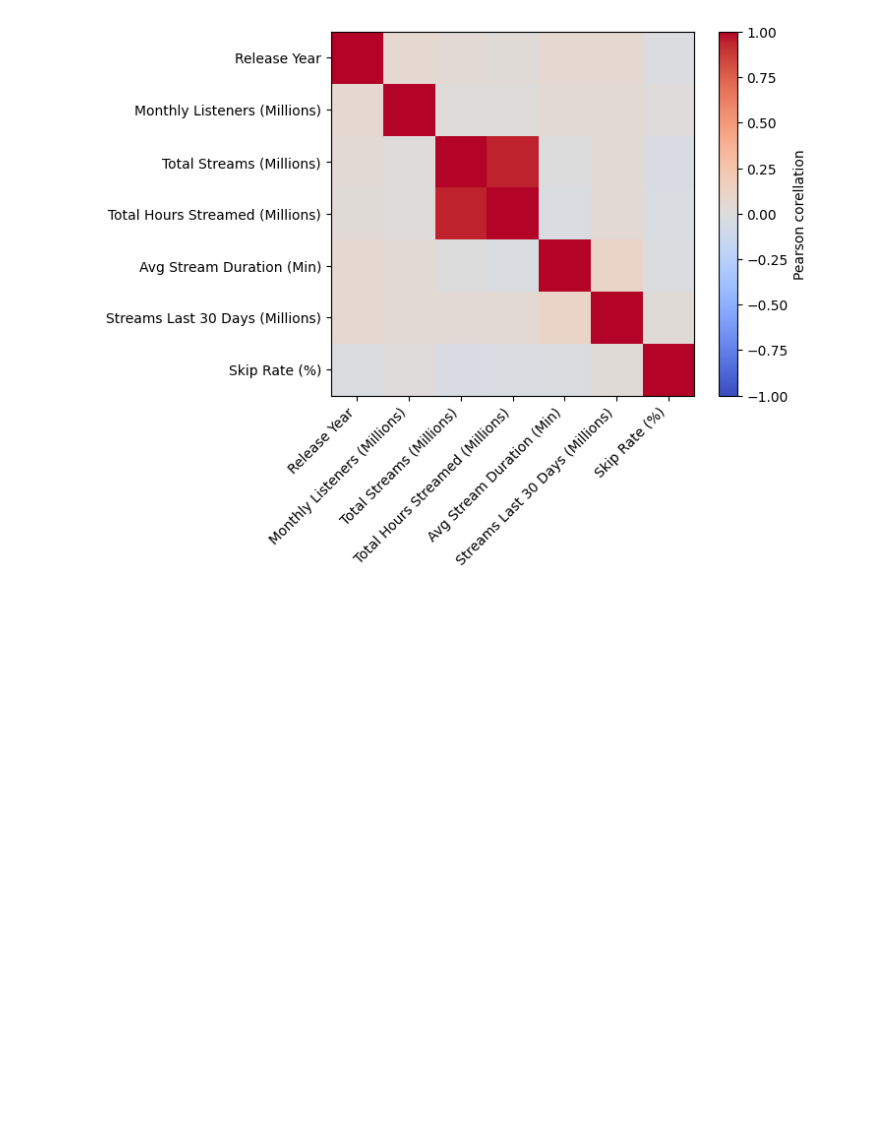
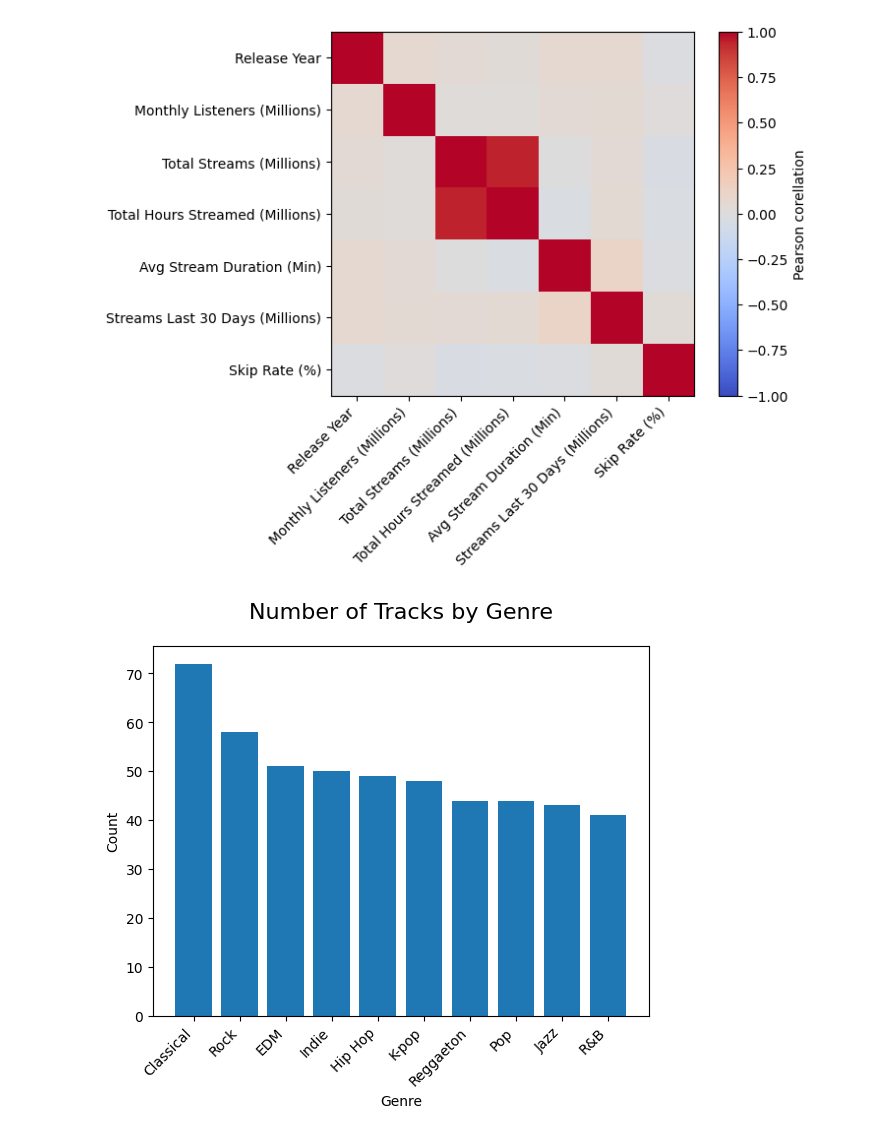
Before and after one commit to jessegarrido/learning_plots_jessegarrido, a Jupyter notebook: notebooks/learning_plots_jessegarrido.ipynb, the cells around one changed output. Drawn from its saved outputs; the diff is of its cells as text; code cells hidden in the pictures; blank space fills up the shorter version.

Commit message:
countplots

```diff
--- a/notebooks/learning_plots_jessegarrido.ipynb
+++ b/notebooks/learning_plots_jessegarrido.ipynb
@@ -410,3 +410,17 @@ plt.yticks(range(len(corr.columns)), corr.columns)
 plt.show()
 # %% [output]
 [figure]
+# %%
+genre_counts = spotify_df["Genre"].value_counts().sort_values(ascending=False)
+genre_counts
+
+plt.bar(genre_counts.index, genre_counts.values)
+plt.xticks(rotation=45, ha="right")
+
+plt.xlabel("Genre")
+plt.ylabel("Count")
+plt.title("Number of Tracks by Genre", fontsize=16, pad=20)
+
+plt.show()
+# %% [output]
+[figure, added]
```
